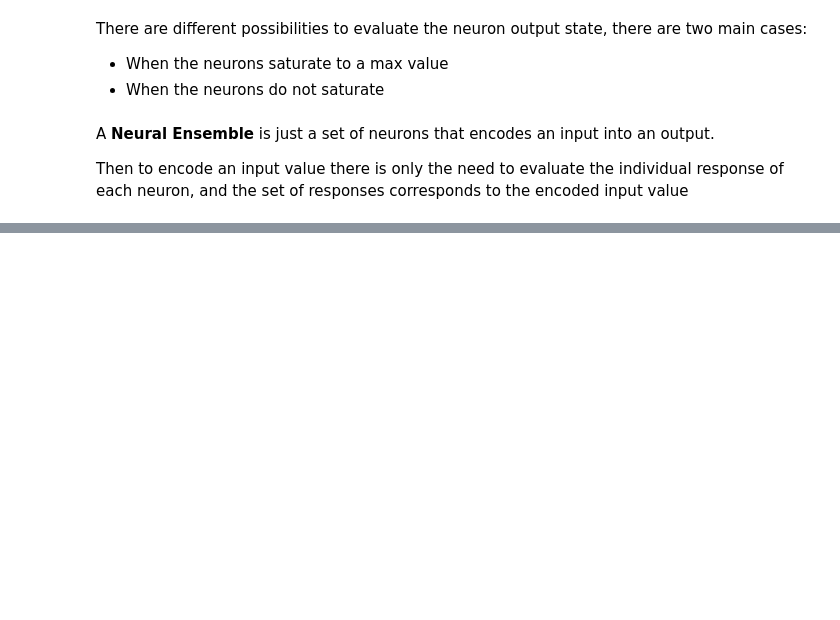
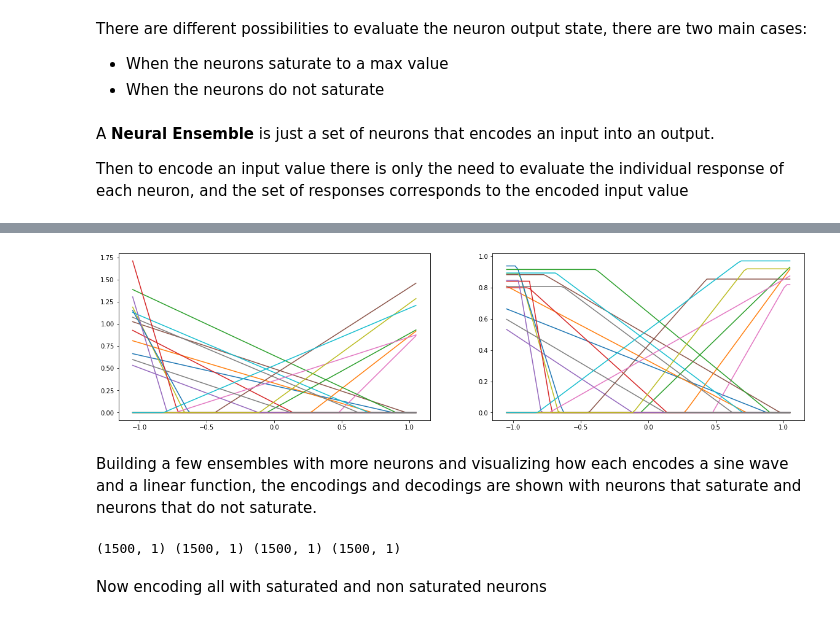
Before and after one commit to leomrocha/neural-representations, a Jupyter notebook: notebooks/ScalarRepresentation_tests.ipynb, the cells around one changed output, grey strips where cells are left out. Cells and saved outputs as stored; diff of their text form; code cells hidden in the pictures; blank space fills up the shorter version.

```diff
--- a/notebooks/ScalarRepresentation_tests.ipynb
+++ b/notebooks/ScalarRepresentation_tests.ipynb
@@ -156,7 +157,0 @@ for i in range(20):
-# %%
-for c in curves:
-    x,y,n = c
-    plt.plot(x,y,label="%.2f x + %.2f"%(n.a, n.b))
-
-plt.grid()
-#plt.legend()
@@ -172,7 +157,0 @@ for i in range(50):
-# %%
-for c in curves:
-    x,y,n = c
-    plt.plot(x,y,label="%.2f x + %.2f"%(n.a, n.b))
-
-plt.grid()
-#plt.legend()
@@ -199,0 +158,7 @@ Wall time: 1.23 s
+# %%
+# encoding some values, linear values in this case to see the response
+curves, lim_curves = e.encode(xes)
+# %%
+# transposing the values to show them correctly
+curves = np.transpose(curves)
+lim_curves = np.transpose(lim_curves)
@@ -199,0 +169,11 @@ Wall time: 1.23 s
+# %%
+f, axes = plt.subplots(1,2, figsize=(20, 5))
+for c in curves:
+    axes[0].plot(xes,c)
+
+for c in lim_curves:
+    axes[1].plot(xes,c)
+# %% [output]
+[figure, added]
+# %% [markdown]
+Building a few ensembles with more neurons and visualizing how each encodes a sine wave and a linear function, the encodings and decodings are shown with neurons that saturate and neurons that do not saturate.
@@ -199,0 +192,6 @@ Wall time: 1.23 s
+# %%
+print(x.shape, y.shape, ly.shape, ry.shape)
+# %% [output]
+(1500, 1) (1500, 1) (1500, 1) (1500, 1)
+# %% [markdown]
+Now encoding all with saturated and non saturated neurons
```
Also changed, not shown: parts of 35 cells of this notebook.
